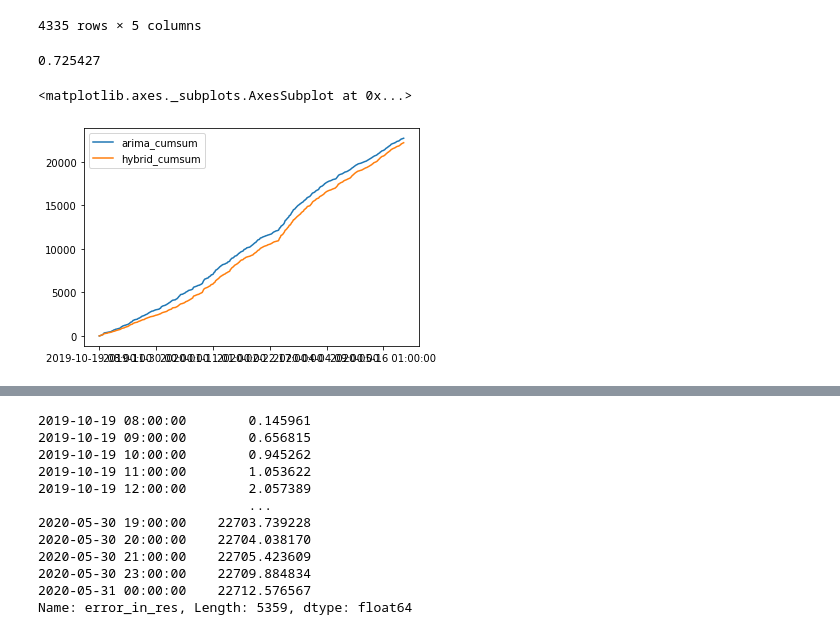
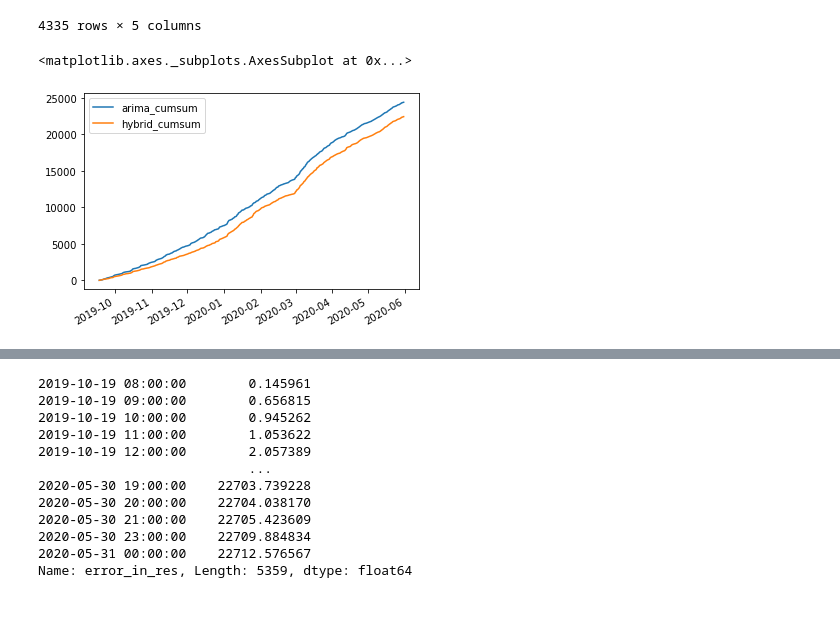
Before and after one commit to Siglangf/timeseries-prediction, a Jupyter notebook: ANN_in_hybrid.ipynb, the cells around one changed output, grey strips where cells are left out. Cells and saved outputs as stored; diff of their text form; code cells hidden in the pictures; blank space fills up the shorter version.

Commit message:
add forecast files

```diff
--- a/ANN_in_hybrid.ipynb
+++ b/ANN_in_hybrid.ipynb
@@ -29,8 +29,8 @@ def ANN_train(X_train, y_train, hidden_layers, alpha=1e-5, random_state=1):
     model.fit(X_train, y_train)
     return model
 # %%
-past_weeks = 13
-hidden_layers = (3,3,3)
+past_weeks = 4
+hidden_layers = (3,3)
 nRowsRead = None
 grid_number = 1
 
@@ -84,8 +84,8 @@ def ANN_pred(model, X_test,X,y):
         X_test_el = X_test[i].values
         val = model.predict(X_test_el.reshape(1,-1))
         y_test.append(val[0])
-        #if i%24==0 and i!= len(X_test)-24:
-        #    model = ANN_train(X[:train_size+i], y[:train_size+i],hidden_layers)
+        if i%23==0 and i < len(X_test)-24:
+            model.partial_fit(X[train_size+i:train_size+i+24], y[train_size+i:train_size+i+24])
     return y_test
 # %%
 y_pred = ANN_pred(model, X_test,X,y)
@@ -102,5 +102,5 @@ temp["pred_residuals"].hist()
 # %%
-df_from_ANN = pd.read_pickle('ANN_forecast.pkl')
+df_from_ANN = pd.read_pickle('ANN_alone_forecast.pkl')
 # %%
 df_from_ANN
 # %% [output]
@@ -133,13 +133,12 @@ temp['error_in_res'] = (temp['residuals']-temp['pred_residuals'])
 temp['ann_cumsum'] = df_from_ANN['ann_sum_error'].iloc[-train_size:].cumsum()
 # %%
 temp['grid-loss'].min()
+temp.index = [to_datetime(string) for string in temp.index]
-# %% [output]
-0.725427
 # %%
-temp[['arima_cumsum','hybrid_cumsum']].plot()
+temp[['arima_cumsum','hybrid_cumsum']].iloc[:].plot()
 # %% [output]
 <matplotlib.axes._subplots.AxesSubplot at 0x...>
-[figure, old version]
+[figure, new version]
 # %%
 (temp['arima_cumsum'].iloc[-1]-temp['hybrid_cumsum'].iloc[-1])/temp['arima_cumsum'].iloc[-1]
 # %% [output]
```
Also changed, not shown: parts of 7 cells of this notebook, 1 other file.
